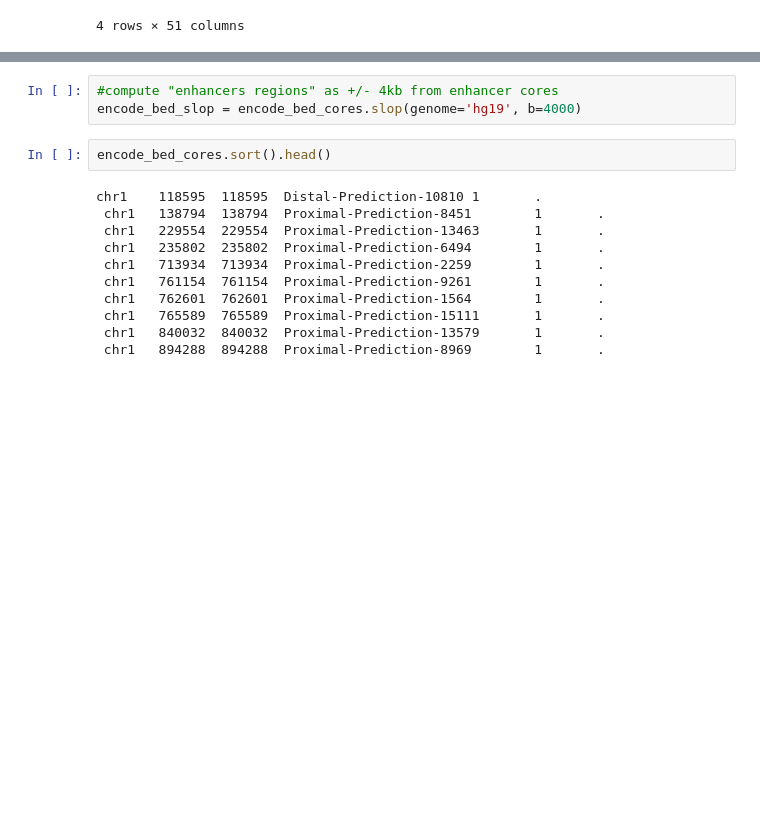
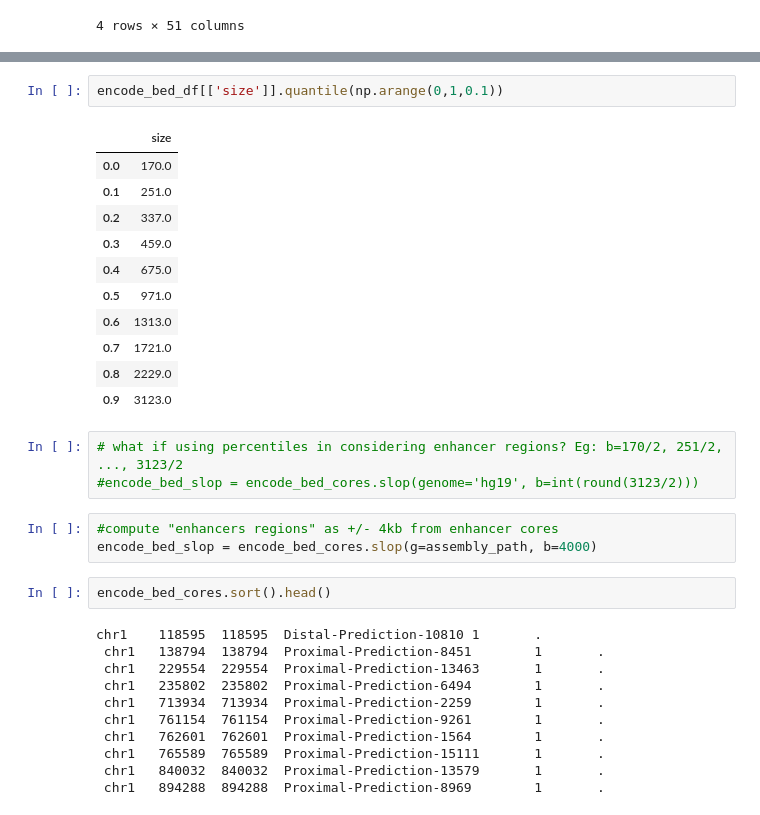
Before and after one commit to mvanzetti/thesis, a Jupyter notebook: notebooks/MIR-derived enhancers.ipynb, the cells around one changed output, grey strips where cells are left out. Saved outputs shown, nothing was run; the diff lists cells and outputs as text; blank space fills up the shorter version.

```diff
--- a/notebooks/MIR-derived enhancers.ipynb
+++ b/notebooks/MIR-derived enhancers.ipynb
@@ -299,6 +314,23 @@ for ind, label in enumerate(g1.get_xticklabels()):
+# %%
+encode_bed_df[['size']].quantile(np.arange(0,1,0.1))
+# %% [output]
+|  | size |
+| 0.0 | 170.0 |
+| 0.1 | 251.0 |
+| 0.2 | 337.0 |
+| 0.3 | 459.0 |
+| 0.4 | 675.0 |
+| 0.5 | 971.0 |
+| 0.6 | 1313.0 |
+| 0.7 | 1721.0 |
+| 0.8 | 2229.0 |
+| 0.9 | 3123.0 |
+# %%
+# what if using percentiles in considering enhancer regions? Eg: b=170/2, 251/2, ..., 3123/2
+#encode_bed_slop = encode_bed_cores.slop(genome='hg19', b=int(round(3123/2)))
 # %%
 #compute "enhancers regions" as +/- 4kb from enhancer cores
-encode_bed_slop = encode_bed_cores.slop(genome='hg19', b=4000)
+encode_bed_slop = encode_bed_cores.slop(g=assembly_path, b=4000)
 # %%
 encode_bed_cores.sort().head()
 # %% [output]
```
Also changed, not shown: parts of 85 cells of this notebook, 12 other files.
